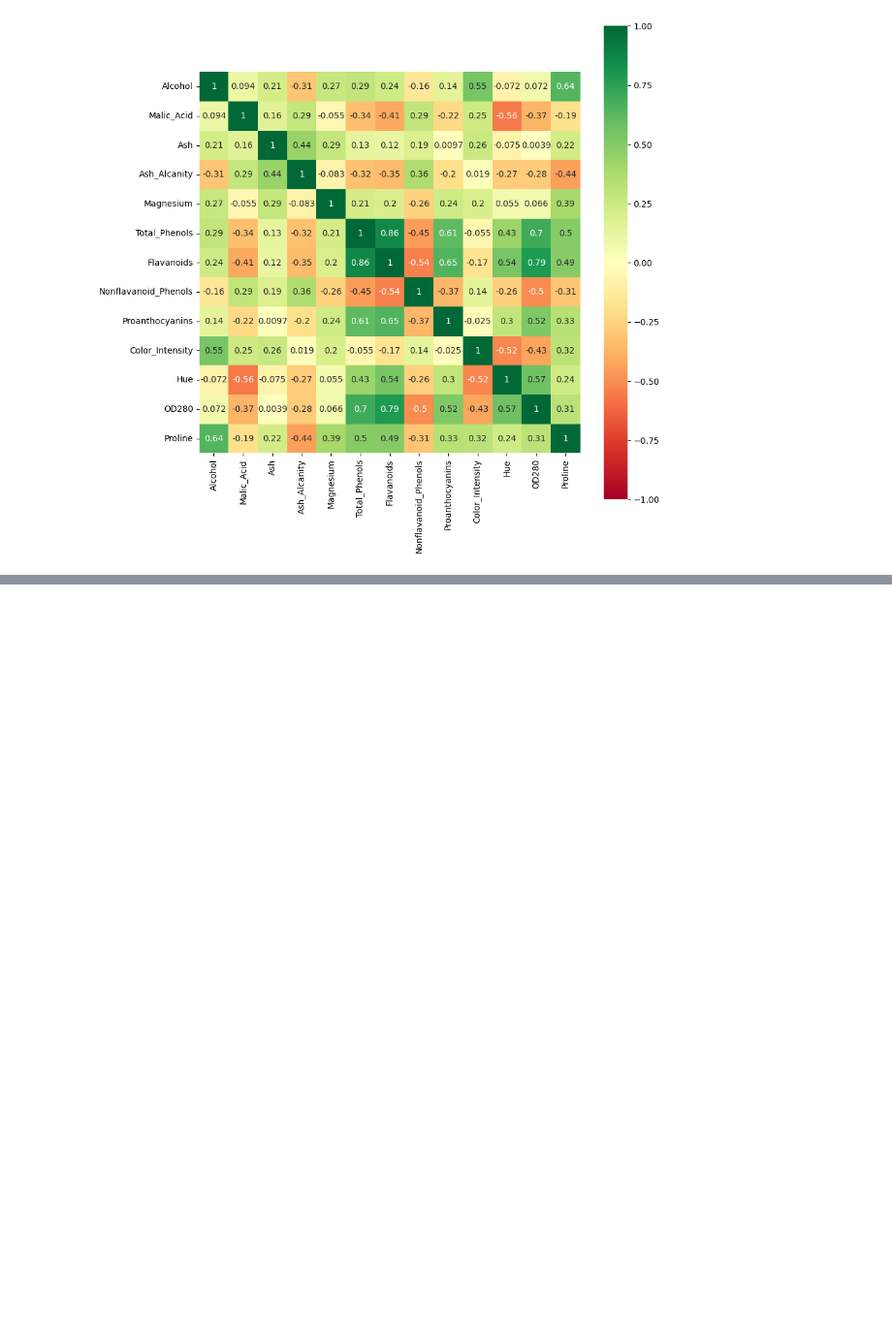
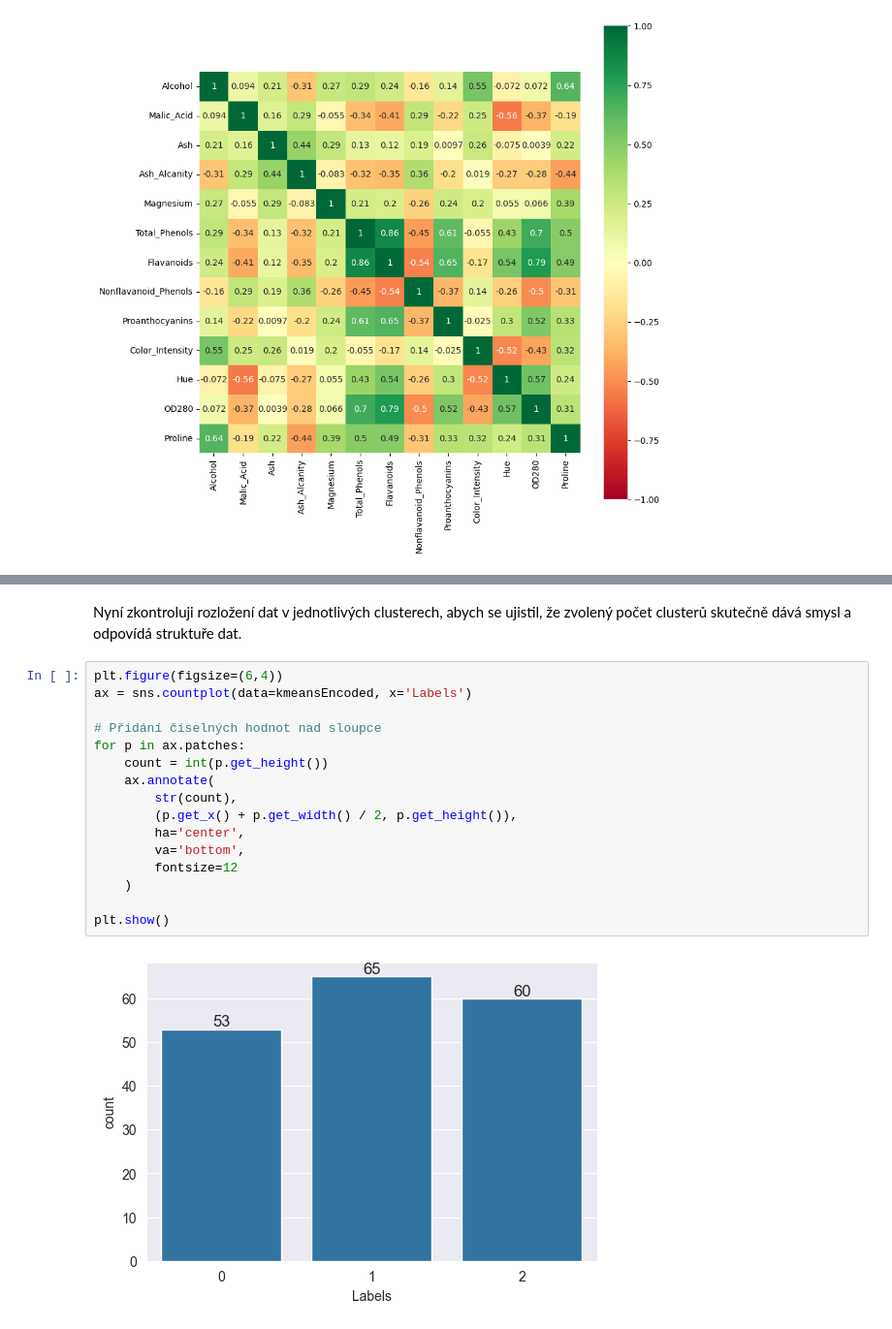
Before and after one commit to elsnoxx/VSB, a Jupyter notebook: 5_semestr/ZSU/projekt1/app.ipynb, the cells around one changed output, grey strips where cells are left out. Shown: that part at 97% size. Cells and saved outputs as stored; diff of their text form; blank space fills up the shorter version.

```diff
--- a/5_semestr/ZSU/projekt1/app.ipynb
+++ b/5_semestr/ZSU/projekt1/app.ipynb
@@ -330,0 +350,20 @@ plt.show()
+# %% [markdown]
+Nyní zkontroluji rozložení dat v jednotlivých clusterech, abych se ujistil, že zvolený počet clusterů skutečně dává smysl a odpovídá struktuře dat.
+# %%
+plt.figure(figsize=(6,4))
+ax = sns.countplot(data=kmeansEncoded, x='Labels')
+
+# Přidání číselných hodnot nad sloupce
+for p in ax.patches:
+    count = int(p.get_height())
+    ax.annotate(
+        str(count),
+        (p.get_x() + p.get_width() / 2, p.get_height()),
+        ha='center',
+        va='bottom',
+        fontsize=12
+    )
+
+plt.show()
+# %% [output]
+[figure, added]
```
Also changed, not shown: parts of 19 cells of this notebook, 5 other files.
